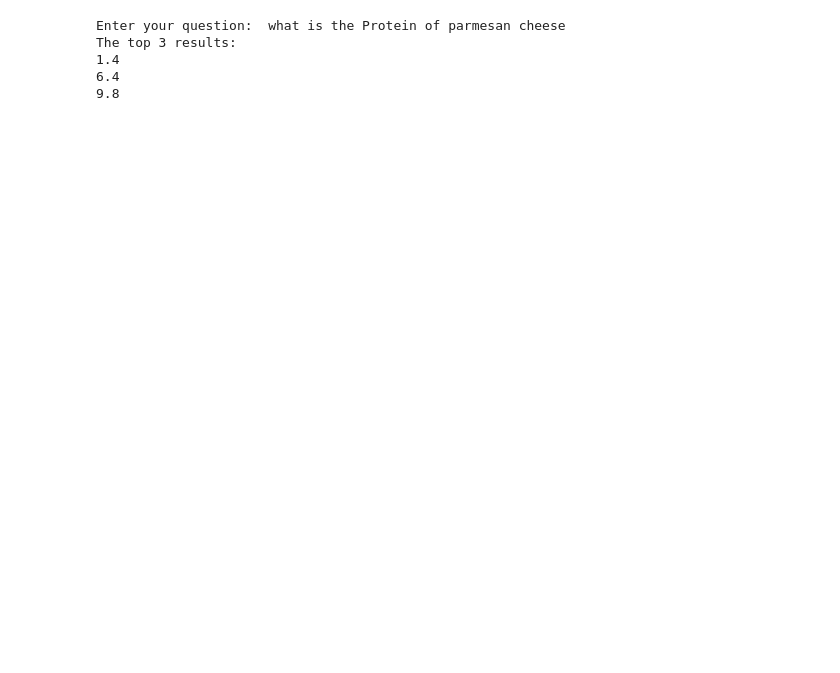
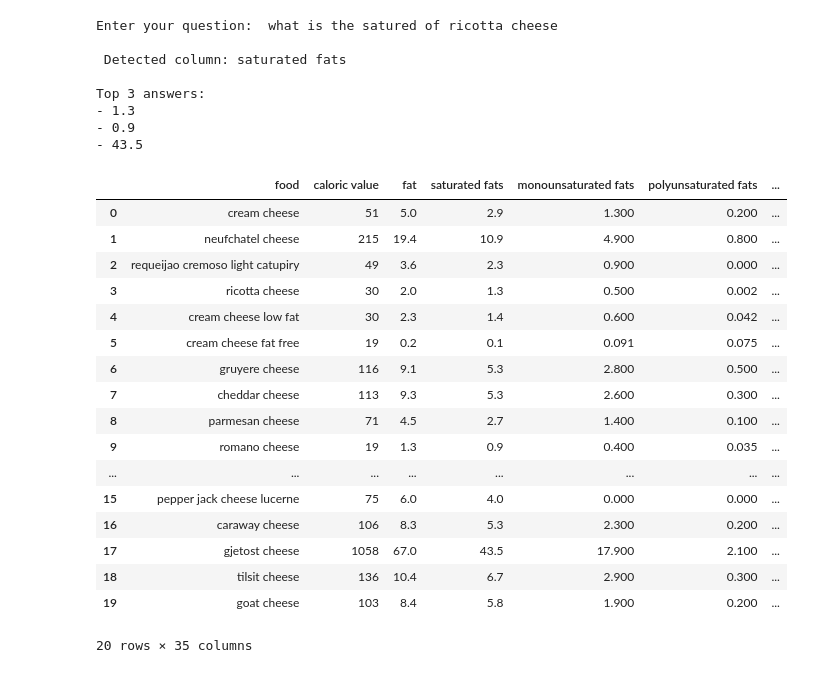
Before and after one commit to abubakkersiddiqq/document-retrieval, a Jupyter notebook: document-retrieval-csv.ipynb, the cells around one changed output. Drawn from its saved outputs; the diff is of its cells as text; code cells hidden in the pictures; blank space fills up the shorter version.

Commit message:
Kaggle Notebook | Document Retrieval  | added fuzzy v5

```diff
--- a/document-retrieval-csv.ipynb
+++ b/document-retrieval-csv.ipynb
@@ -41,7 +52,5 @@ AttributeError: 'MessageFactory' object has no attribute 'GetPrototype'
 # %%
-import pandas as pd
-
-df = pd.read_csv("/kaggle/input/food-sample/FOOD-DATA-GROUP1.csv")
+df = pd.read_csv("/kaggle/input/food-sample/FOOD-DATA-GROUP1.csv")[0:20]
 
 df.drop(['Unnamed: 0.1','Unnamed: 0'], axis=1, inplace=True)
 
@@ -89,14 +108,23 @@ result = collection.query(
     n_results  = n
 )
 
-col = extract_column_fromquery(user_input,columns)
-print(f"The top {n} results:")
-for i in range(n):
-    row = result["metadatas"][0][i]
-    print(row[col])
+col = detect_column_from_query(user_input, columns)
+if col is None:
+    print("\nCould not detect any column from your question.")
+    print("Try again with clearer wording.\n")
+else:
+    print(f"\n Detected column: {col}\n")
+    print(f"Top {n} answers:")
+
+    for i in range(n):
+        row_meta = result["metadatas"][0][i]
+        print(f"- {row_meta[col]}")
 # %% [output]
-Enter your question:  what is the Protein of parmesan cheese
-The top 3 results:
-1.4
-6.4
-9.8
+Enter your question:  what is the satured of ricotta cheese
+
+ Detected column: saturated fats
+
+Top 3 answers:
+- 1.3
+- 0.9
+- 43.5
@@ -109,0 +131,21 @@ else:
+# %%
+df
+# %% [output]
+|  | food | caloric value | fat | saturated fats | monounsaturated fats | polyunsaturated fats | ... |
+| 0 | cream cheese | 51 | 5.0 | 2.9 | 1.300 | 0.200 | ... |
+| 1 | neufchatel cheese | 215 | 19.4 | 10.9 | 4.900 | 0.800 | ... |
+| 2 | requeijao cremoso light catupiry | 49 | 3.6 | 2.3 | 0.900 | 0.000 | ... |
+| 3 | ricotta cheese | 30 | 2.0 | 1.3 | 0.500 | 0.002 | ... |
+| 4 | cream cheese low fat | 30 | 2.3 | 1.4 | 0.600 | 0.042 | ... |
+| 5 | cream cheese fat free | 19 | 0.2 | 0.1 | 0.091 | 0.075 | ... |
+| 6 | gruyere cheese | 116 | 9.1 | 5.3 | 2.800 | 0.500 | ... |
+| 7 | cheddar cheese | 113 | 9.3 | 5.3 | 2.600 | 0.300 | ... |
+| 8 | parmesan cheese | 71 | 4.5 | 2.7 | 1.400 | 0.100 | ... |
+| 9 | romano cheese | 19 | 1.3 | 0.9 | 0.400 | 0.035 | ... |
+| ... | ... | ... | ... | ... | ... | ... | ... |
+| 15 | pepper jack cheese lucerne | 75 | 6.0 | 4.0 | 0.000 | 0.000 | ... |
+| 16 | caraway cheese | 106 | 8.3 | 5.3 | 2.300 | 0.200 | ... |
+| 17 | gjetost cheese | 1058 | 67.0 | 43.5 | 17.900 | 2.100 | ... |
+| 18 | tilsit cheese | 136 | 10.4 | 6.7 | 2.900 | 0.300 | ... |
+| 19 | goat cheese | 103 | 8.4 | 5.8 | 1.900 | 0.200 | ... |
+20 rows × 35 columns
```
Also changed, not shown: parts of 7 cells of this notebook.
